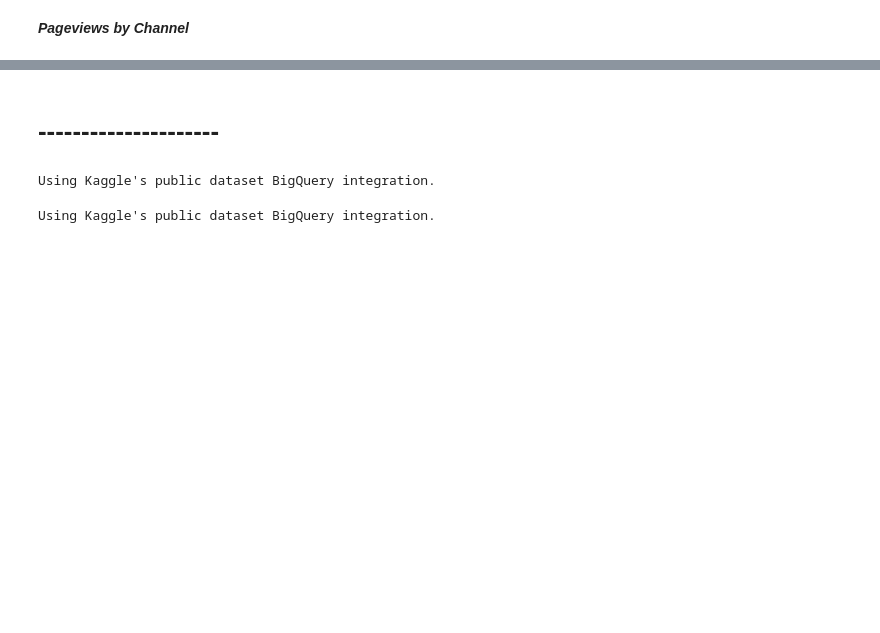
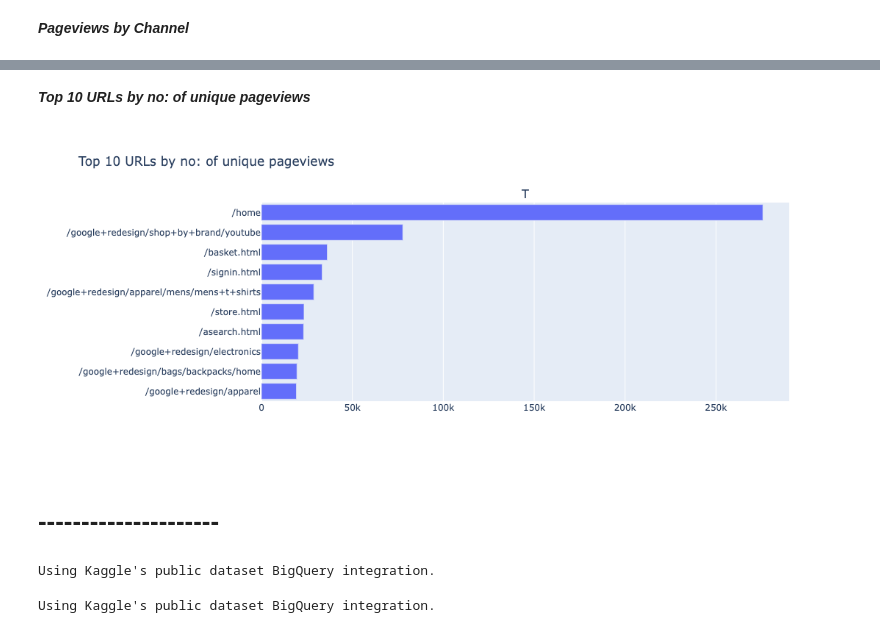
Before and after one commit to ganiosh92/DA-ecommerce-clickstream-analytics, a Jupyter notebook: ga-exploration.ipynb, the cells around one changed output, grey strips where cells are left out. Cells and saved outputs as stored; diff of their text form; code cells hidden in the pictures; blank space fills up the shorter version.

```diff
--- a/ga-exploration.ipynb
+++ b/ga-exploration.ipynb
@@ -118,3 +169,43 @@ fig.show()
+# %% [markdown]
+***Top 10 URLs by no: of unique pageviews***
+# %%
+query = """
+        SELECT fullVisitorId, date, hits.page.pagepath AS page
+        FROM `bigquery-public-data.google_analytics_sample.ga_sessions_*`
+        , UNNEST(hits) AS hits
+        WHERE _TABLE_SUFFIX BETWEEN '20170101' AND '20170801'
+        """
+df = client.query(query).result().to_dataframe()
+df = df.groupby(['fullVisitorId', 'date', 'page']).size().reset_index(name = 'count')
+df['count'] = 1
+df = df.groupby('page')['count'].sum().reset_index().sort_values(by = 'count', ascending = True)
+df = df.head(10)
+
+
+#VIZ
+
+#define the canvas
+fig = sp.make_subplots(rows=1, cols=1, subplot_titles=['T'])
+
+# Add the first bar plot
+fig.add_trace(go.Bar(
+    x=df['count'],
+    y=df['page'],
+    orientation='h',
+), row=1, col=1)
+
+
+
+# Update layout
+fig.update_layout(
+    title='Top 10 URLs by no: of unique pageviews',
+    showlegend=False
+)
+
+# Show the plot
+fig.show(renderer = 'png')
+# %% [output]
+[figure, added]
 # %% [markdown]
 # ---------------------
 # %%
```
Also changed, not shown: parts of 8 cells of this notebook.
